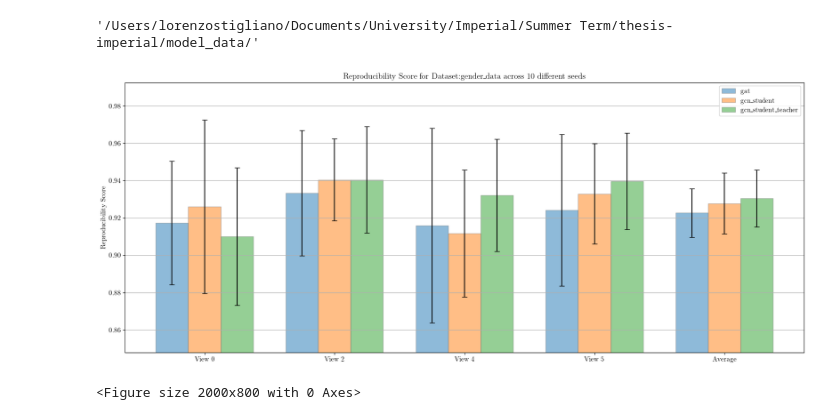
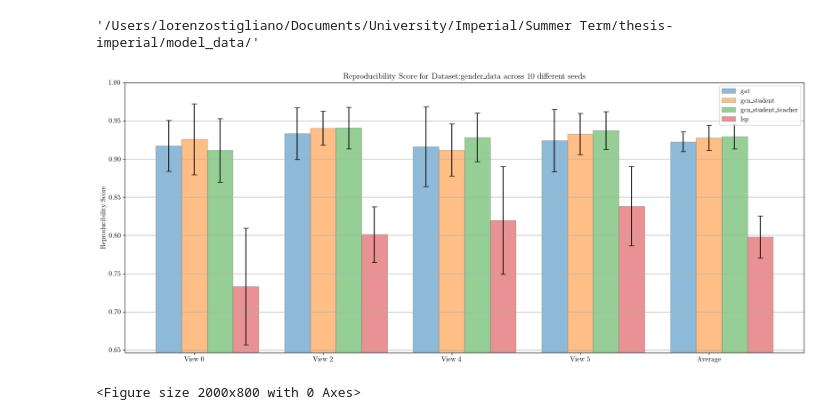
Before and after one commit to LorenzoStigliano/thesis-imperial, a Jupyter notebook: src/notebooks/study_gat.ipynb, the cells around one changed output. Drawn from its saved outputs; the diff is of its cells as text; code cells hidden in the pictures.

```diff
--- a/src/notebooks/study_gat.ipynb
+++ b/src/notebooks/study_gat.ipynb
@@ -46,25 +46,25 @@ SAVE_DIR_MODEL_DATA
 # %%
 import matplotlib.pyplot as plt
 
 plt.rcParams['text.latex.preamble']=[r"\usepackage{lmodern}"]
 params = {
     'text.usetex' : True,
     'font.size' : 11,
     'font.family' :'lmodern'
 }
 plt.rcParams.update(params)
 
 dataset="gender_data"
 views=[0, 2, 4, 5]
-models=["gat", "gcn_student", "gcn_student_teacher"]
-model_args = [gat_args, gcn_student_args, gat_student_args]
+models=["gat", "gcn_student", "gcn_student_teacher", "lsp"]
+model_args = [gat_args, gcn_student_args, gat_student_args, gat_lsp_student_args]
 CV=["3Fold", "5Fold", "10Fold"]
 runs=[i for i in range(10)]
 save_fig=False
 
 plot_bar_chart_reproducibility_mulitple_runs(dataset, views, models, CV, runs, students=[-1,-1,-1,-1,-1,-1], model_args=model_args, save_fig=False)
 # %% [output]
-[figure, old version]
+[figure, new version]
 <Figure size 2000x800 with 0 Axes>
 # %%
 for view in [0,2,4,5]:
```
Also changed, not shown: parts of 1 cell of this notebook, 40 other files.
